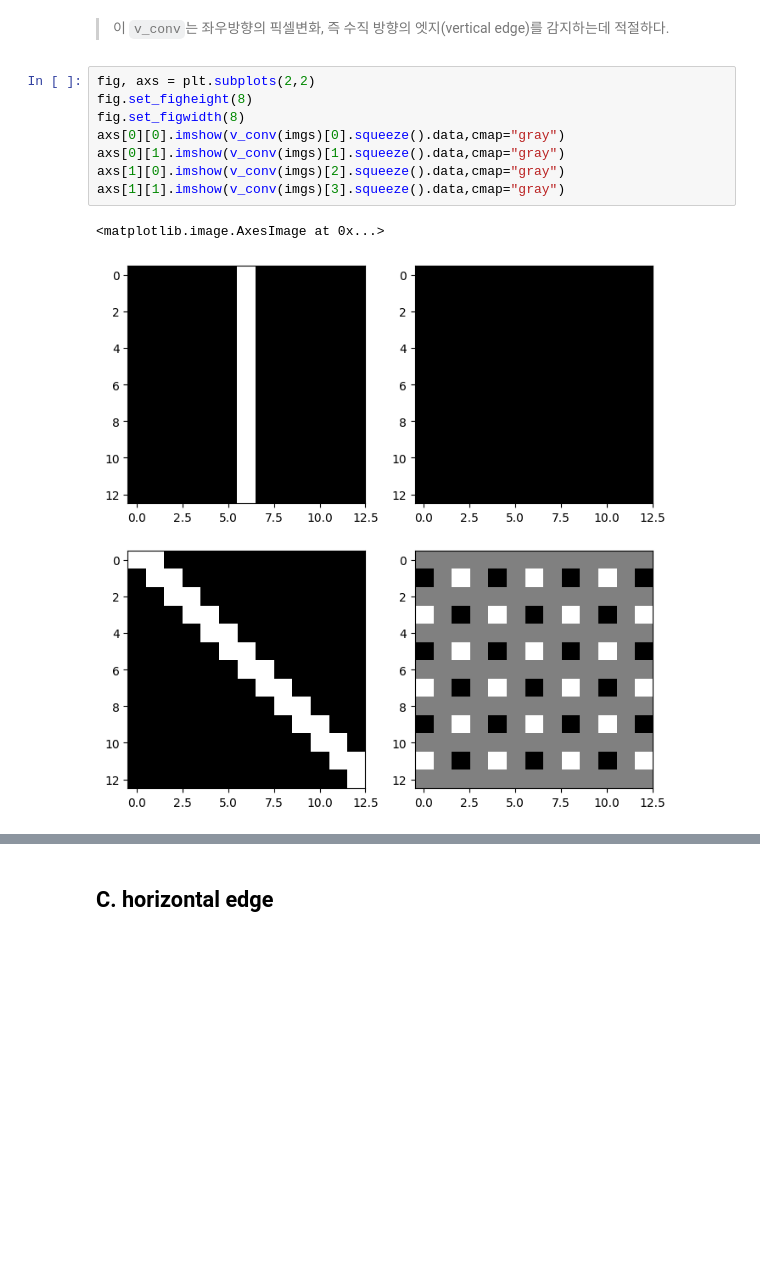
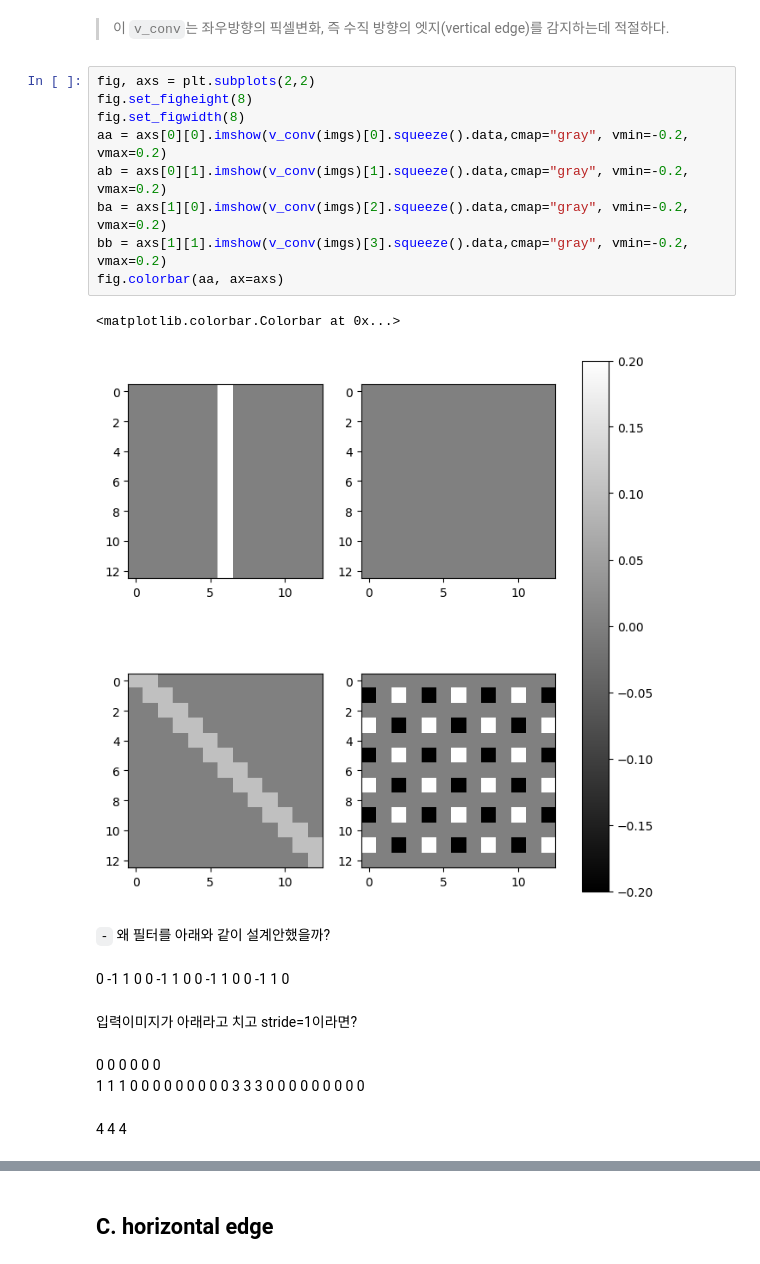
Before and after one commit to guebin/DL2026, a Jupyter notebook: posts/12wk-draft.ipynb, the cells around one changed output, grey strips where cells are left out. Drawn from its saved outputs; the diff is of its cells as text; blank space fills up the shorter version.

```diff
--- a/posts/12wk-draft.ipynb
+++ b/posts/12wk-draft.ipynb
@@ -87,11 +92,31 @@ v_conv.weight.data = torch.tensor([[[
 # %%
 fig, axs = plt.subplots(2,2)
 fig.set_figheight(8)
 fig.set_figwidth(8)
-axs[0][0].imshow(v_conv(imgs)[0].squeeze().data,cmap="gray")
-axs[0][1].imshow(v_conv(imgs)[1].squeeze().data,cmap="gray")
-axs[1][0].imshow(v_conv(imgs)[2].squeeze().data,cmap="gray")
-axs[1][1].imshow(v_conv(imgs)[3].squeeze().data,cmap="gray")
+aa = axs[0][0].imshow(v_conv(imgs)[0].squeeze().data,cmap="gray", vmin=-0.2, vmax=0.2)
+ab = axs[0][1].imshow(v_conv(imgs)[1].squeeze().data,cmap="gray", vmin=-0.2, vmax=0.2)
+ba = axs[1][0].imshow(v_conv(imgs)[2].squeeze().data,cmap="gray", vmin=-0.2, vmax=0.2)
+bb = axs[1][1].imshow(v_conv(imgs)[3].squeeze().data,cmap="gray", vmin=-0.2, vmax=0.2)
+fig.colorbar(aa, ax=axs)
 # %% [output]
-<matplotlib.image.AxesImage at 0x...>
+<matplotlib.colorbar.Colorbar at 0x...>
-[figure, old version]
+[figure, new version]
+# %% [markdown]
+`-` 왜 필터를 아래와 같이 설계안했을까?
+# %% [markdown]
+ 0 -1  1  0
+ 0 -1  1  0
+ 0 -1  1  0
+ 0 -1  1  0
+# %% [markdown]
+입력이미지가 아래라고 치고 stride=1이라면?
+# %% [markdown]
+0 0 0 0 0 0
+1 1 1 0 0 0
+0 0 0 0 0 0
+3 3 3 0 0 0
+0 0 0 0 0 0
+# %% [markdown]
+4
+4
+4
```
Also changed, not shown: parts of 22 cells of this notebook, 29 other files.
